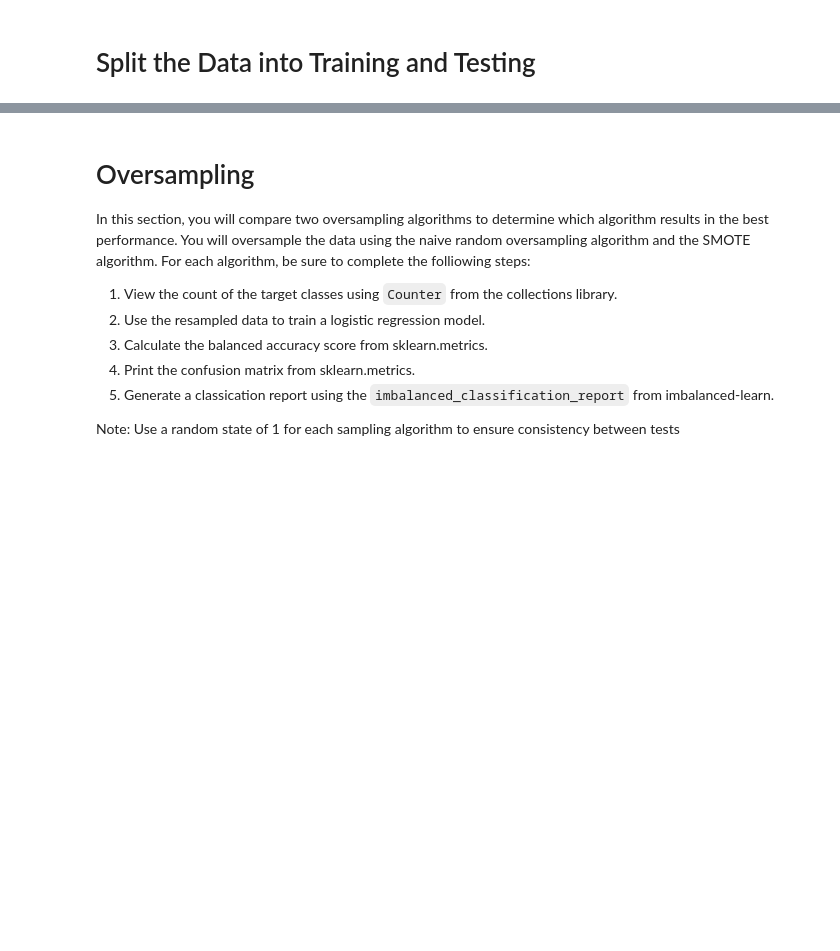
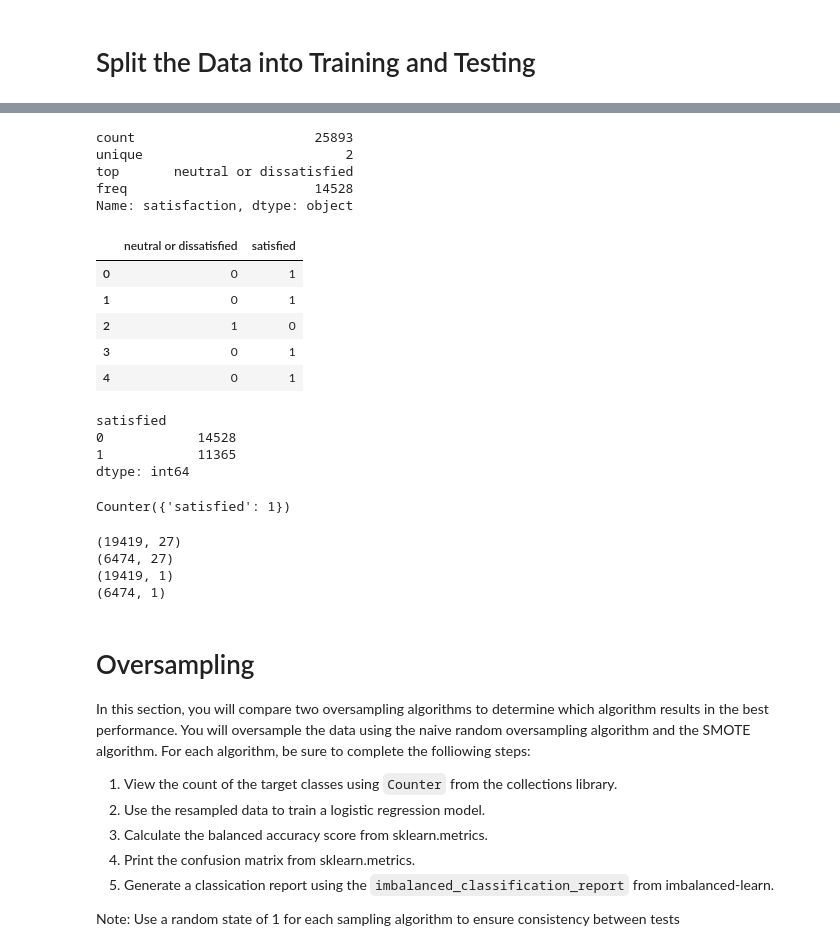
Before and after one commit to Subodh2044/Final_Project, a Jupyter notebook: Supervised_ML_Outline.ipynb, the cells around one changed output, grey strips where cells are left out. Drawn from its saved outputs; the diff is of its cells as text; code cells hidden in the pictures; blank space fills up the shorter version.

```diff
--- a/Supervised_ML_Outline.ipynb
+++ b/Supervised_ML_Outline.ipynb
@@ -48,3 +88,28 @@ X.describe()
+# %%
+y.describe()
+# %% [output]
+count                       25893
+unique                          2
+top       neutral or dissatisfied
+freq                        14528
+Name: satisfaction, dtype: object
+# %%
+#Encode text labels into numerical values
+y_encoded = pd.get_dummies(y, columns=["satisfaction"])
+y_encoded.head()
+# %% [output]
+|  | neutral or dissatisfied | satisfied |
+| 0 | 0 | 1 |
+| 1 | 0 | 1 |
+| 2 | 1 | 0 |
+| 3 | 0 | 1 |
+| 4 | 0 | 1 |
 # %%
 # Check the balance of target values
-y["yy"].value_counts()
+#y_encoded["satisfaction"].value_counts()
+y_encoded.value_counts()
+# %% [output]
+satisfied
+0            14528
+1            11365
+dtype: int64
@@ -51,7 +120,19 @@ y["yy"].value_counts()
 # %%
 from sklearn.model_selection import train_test_split
-X_train, X_test, y_train, y_test = train_test_split(X, y, random_state=1)
+X_train, X_test, y_train, y_test = train_test_split(X, y_encoded, random_state=1,stratify=y)
 Counter(y_train)
+# %% [output]
+Counter({'satisfied': 1})
+# %%
+print(X_train.shape)
+print(X_test.shape)
+print(y_train.shape)
+print(y_test.shape)
+# %% [output]
+(19419, 27)
+(6474, 27)
+(19419, 1)
+(6474, 1)
 # %% [markdown]
 # Oversampling
 
```
Also changed, not shown: parts of 27 cells of this notebook.
